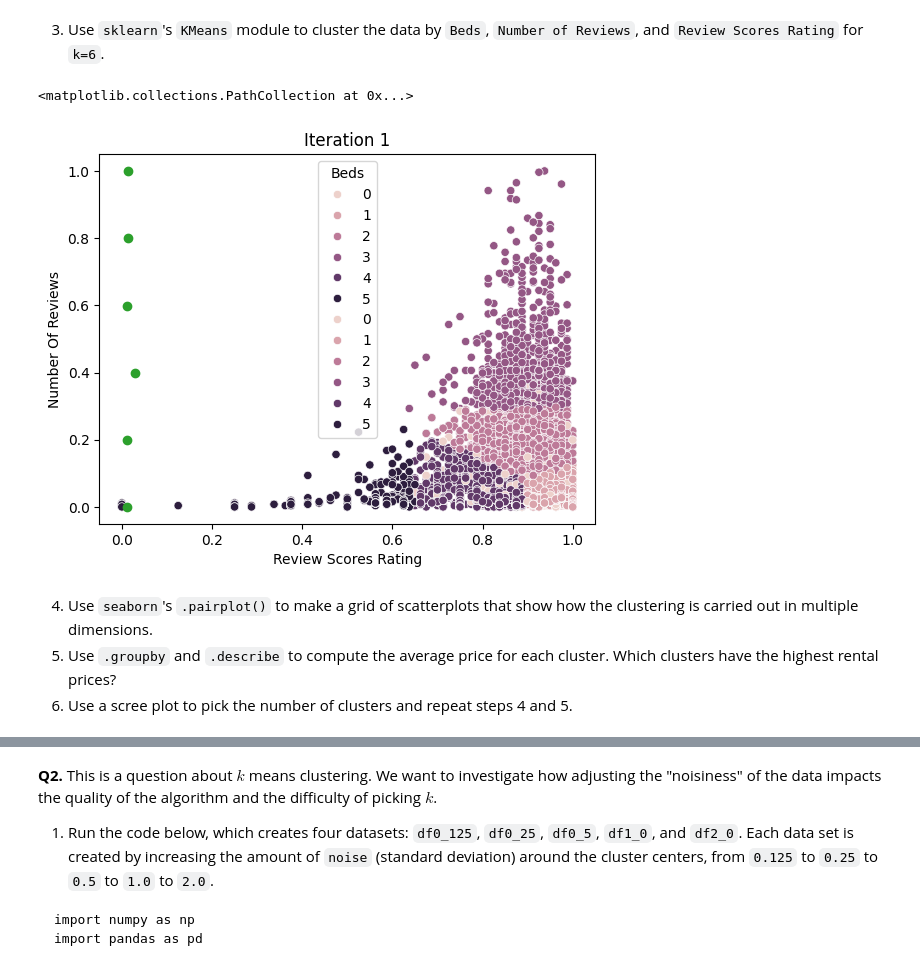
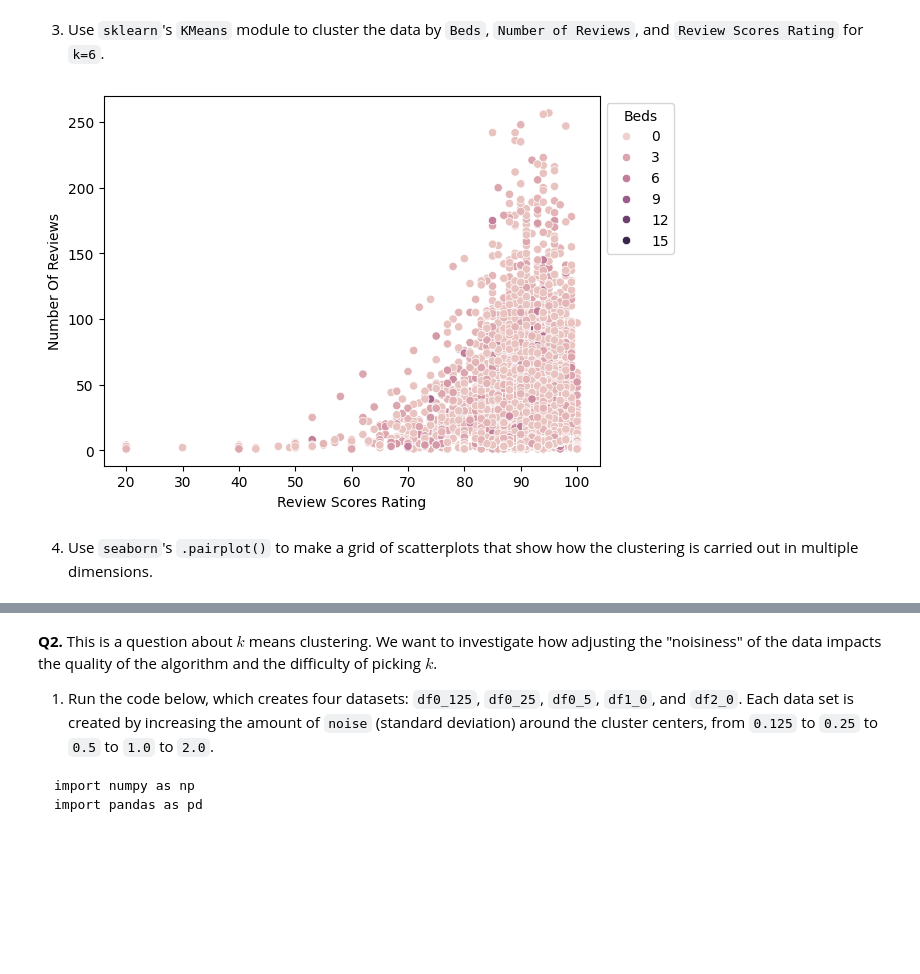
Before and after one commit to vcn2fj/kmc, a Jupyter notebook: assignment_kmc.ipynb, the cells around one changed output, grey strips where cells are left out. Cells and saved outputs as stored; diff of their text form; code cells hidden in the pictures; blank space fills up the shorter version.

```diff
--- a/assignment_kmc.ipynb
+++ b/assignment_kmc.ipynb
@@ -25,17 +25,20 @@ import pandas as pd
 import seaborn as sns
 import matplotlib.pyplot as plt
 
-ogdf = pd.read_csv('/content/kmc/data/airbnb_hw.csv')
-df = ogdf.loc[:,['Price','Beds','Number Of Reviews', 'Review Scores Rating'] ]
+df = pd.read_csv('/content/kmc/data/airbnb_hw.csv')
+df = df.loc[:,['Price','Beds','Number Of Reviews', 'Review Scores Rating'] ]
 
-# beds, reviews, scores all look clean enough
 print(df.head())
-# print(df['Review Scores Rating'].unique())
-# print(df['Review Scores Rating'].value_counts())
 
 # cleaning price
 df['Price'] = df['Price'].str.replace(',','') # need to replace commas in price
 df['Price'] = pd.to_numeric(df['Price'],errors='coerce') # typecast price to float/numeric
+
+# cleaning review scores rating
+# print(df['Review Scores Rating'].unique())
+# print(df['Review Scores Rating'].value_counts())
+pd.crosstab(df['Review Scores Rating'].isnull(), df['Number Of Reviews']>0)
+# need to drop all scores with 0 number of reviews
 # %% [output]
   Price  Beds  Number Of Reviews  Review Scores Rating
 0   145   1.0                  0                   NaN
@@ -48,39 +55,29 @@ df['Price'] = pd.to_numeric(df['Price'],errors='coerce') # typecast price to flo
 # %%
 # drop rows w missing values in crucial columns
 df = df.dropna(subset=['Price','Beds','Number Of Reviews', 'Review Scores Rating'])
+
+X = df.loc[:,['Beds','Number Of Reviews', 'Review Scores Rating'] ]
 
 # normalize the data
 def maxmin(x):
     u = (x-min(x))/(max(x)-min(x))
     return u
 
-df1 = df.apply(maxmin)
+X = df.apply(maxmin)
 # %% [markdown]
 3. Use `sklearn`'s `KMeans` module to cluster the data by `Beds`, `Number of Reviews`, and `Review Scores Rating` for `k=6`.
 # %%
 from sklearn.cluster import KMeans # Import kmc
 
-this_plot = sns.scatterplot(data=df,x='Review Scores Rating',y='Number Of Reviews',hue='Beds') # Plot the data
-sns.move_legend(this_plot, "upper left", bbox_to_anchor=(1, 1)) # Move legend off the plot canvas
+# this_plot = sns.scatterplot(data=df,x='Review Scores Rating',y='Number Of Reviews',hue='Beds') # Plot the data
+# sns.move_legend(this_plot, "upper left", bbox_to_anchor=(1, 1)) # Move legend off the plot canvas
 
 initial_centroids = np.random.randint(low=1,high=24,size=3) # Determine initial centroids
-model = KMeans(n_clusters=6, max_iter=100, n_init = 10,  random_state=0) # Pass centroids and options into the model
-model = model.fit(df1) # Initialize a kmc model
-df['Beds'] = model.predict(df1) # Predict values
+model = KMeans(n_clusters=6, max_iter=300, n_init = 10,  random_state=0) # Pass centroids and options into the model
+model = model.fit(X) # Initialize a kmc model
 
-centers = model.cluster_centers_ # Get the computed centers for the kmc model
-
-# De-normalize the centers, returning them to the scales of the original data, and plot:
-min_x1 = min(df.loc[:,'Review Scores Rating'])
-diff_x1 = max(df.loc[:,'Review Scores Rating'])-min_x1
-min_x2 = min(df.loc[:,'Number Of Reviews'])
-diff_x2 = max(df.loc[:,'Number Of Reviews'])-min_x2 - min(df.loc[:,'Number Of Reviews'])
-this_plot = sns.scatterplot(data=df,x='Review Scores Rating',y='Number Of Reviews',hue='Beds').set_title('Iteration 1')
-plt.scatter( centers[:,0]*diff_x1+min_x1, centers[:,1]*diff_x2+min_x2)
+X['cluster'] = model.labels_ # Get the computed centers for the kmc model
 # %% [output]
-<matplotlib.collections.PathCollection at 0x...>
-[figure, old version]
+[figure, new version]
 # %% [markdown]
 4. Use `seaborn`'s `.pairplot()` to make a grid of scatterplots that show how the clustering is carried out in multiple dimensions.
-5. Use `.groupby` and `.describe` to compute the average price for each cluster. Which clusters have the highest rental prices?
-6. Use a scree plot to pick the number of clusters and repeat steps 4 and 5.
```
Also changed, not shown: parts of 8 cells of this notebook.
